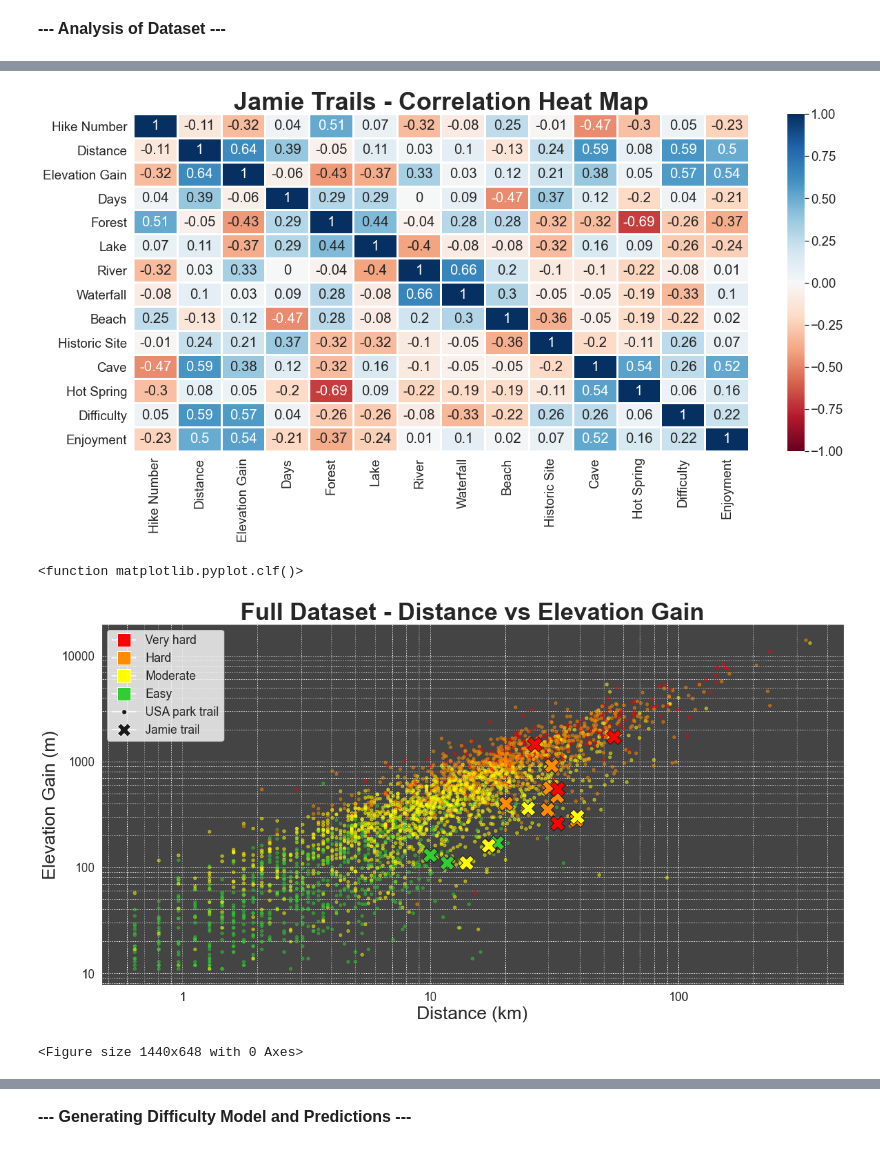
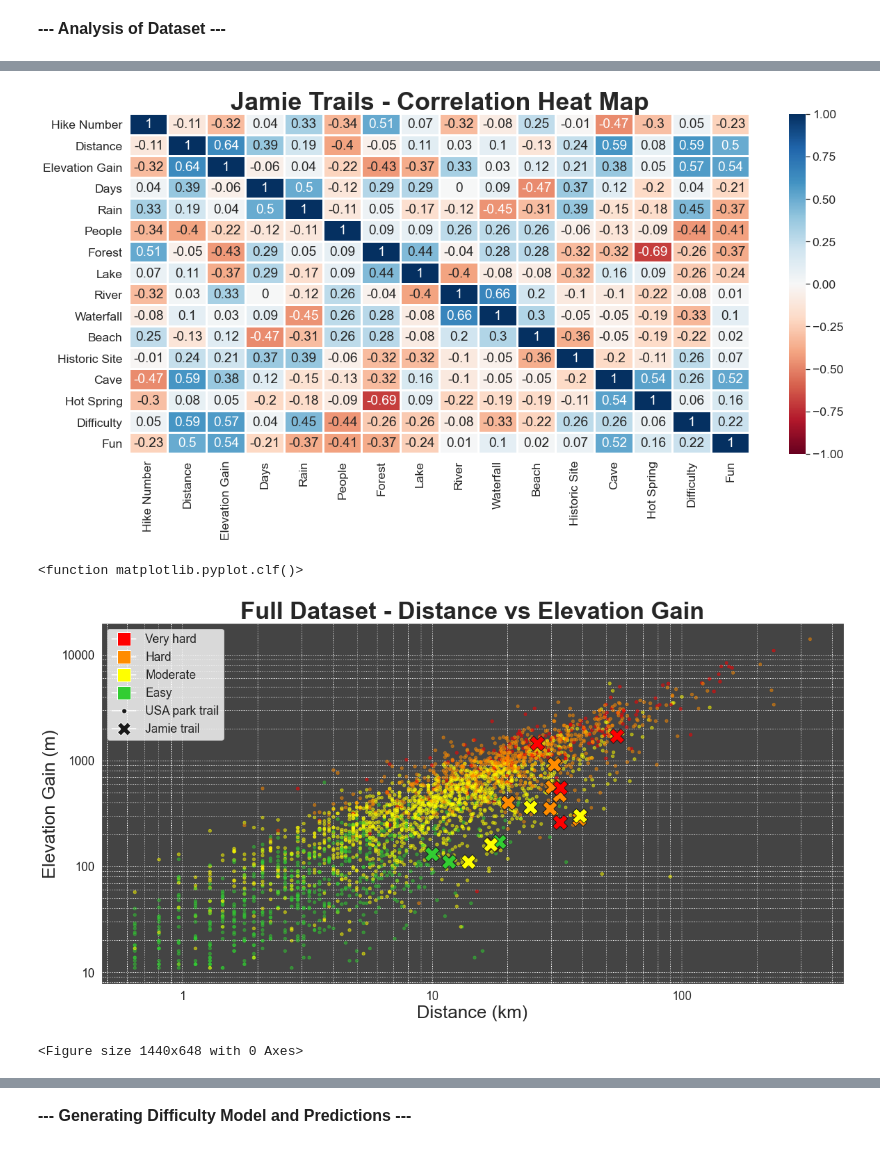
Before and after one commit to jgbreault/MyTrails, a Jupyter notebook: TrailGenie.ipynb, the cells around one changed output, grey strips where cells are left out. Saved outputs shown, nothing was run; the diff lists cells and outputs as text; code cells hidden in the pictures.

```diff
--- a/TrailGenie.ipynb
+++ b/TrailGenie.ipynb
@@ -403,56 +411,32 @@ plt.clf()
 # %%
 ### Jamie Trails - Correlation Heat Map
 
 myCompletedTrailsCorr = myCompletedTrails.drop(['lat','lng','year'],axis=1) # Removing unintersting cols
 corr = myCompletedTrailsCorr.corr().round(2)
-labels=['Hike Number','Distance','Elevation Gain','Days','Forest','Lake','River',
-          'Waterfall','Beach','Historic Site','Cave','Hot Spring','Difficulty','Enjoyment']
+labels=['Hike Number','Distance','Elevation Gain','Days', 'Rain', 'People','Forest',
+        'Lake','River','Waterfall','Beach','Historic Site','Cave','Hot Spring','Difficulty','Fun']
 sns.set(rc={"figure.figsize":(standardCanvasWidth, standardCanvasHeight*0.9)})
-sns.set(font_scale=1.7)
+sns.set(font_scale=1.6)
 
 heatmap = sns.heatmap(corr, annot = True, vmin=-1, vmax=1, center= 0, cmap="RdBu",
                       linewidths=2, xticklabels=labels, yticklabels=labels)
 ax = plt.gca()
 ax.set_title("Jamie Trails - Correlation Heat Map", size=titleSize, fontweight="bold")
 plt.show()
 plt.clf
 # %% [output]
-[figure, old version]
+[figure, new version]
 <function matplotlib.pyplot.clf()>
 # %%
 ### Full Dataset - Distance vs Elevation Gain (with Difficulty, and Rating)
 
-# To be filled one hike at a time
-usaDist = []
-usaGain = []
-usaDifficulty = []
-myDist = []
-myGain = []
-myDifficulty = []
+usaDist = usaTrails.len
+usaGain = usaTrails.gain
+usaDifficulty = difficultyColourIndex(usaTrails)
 
-for i, hike in usaTrails.iterrows():
-    usaDist.append(hike.len)
-    usaGain.append(hike.gain)
-    if hike.difficulty == 1:
-        usaDifficulty.append(0)
-    elif hike.difficulty == 3:
-        usaDifficulty.append(1)
-    elif hike.difficulty == 5:
-        usaDifficulty.append(2)
-    elif hike.difficulty == 7:
-        usaDifficulty.append(3)
-
-for i, hike in myCompletedTrailsForModel.iterrows():
-    myDist.append(hike.len)
-    myGain.append(hike.gain)
-    if hike.difficulty == 1:
-        myDifficulty.append(0)
-    elif hike.difficulty == 3:
-        myDifficulty.append(1)
-    elif hike.difficulty == 5:
-        myDifficulty.append(2)
-    elif hike.difficulty == 7:
-        myDifficulty.append(3)
+myDist = myCompletedTrailsForModel.len
+myGain = myCompletedTrailsForModel.gain
+myDifficulty = difficultyColourIndex(myCompletedTrailsForModel)
 
 # Plotting
 fig = plt.gcf()
@@ -481,7 +465,7 @@ ax.yaxis.set_major_formatter(mticker.FormatStrFormatter('%.0f'))
 plt.show()
 plt.clf()
 # %% [output]
-[figure, old version]
+[figure, new version]
 <Figure size 1440x648 with 0 Axes>
 # %%
 ### Full Dataset - Trail Locations
```
Also changed, not shown: parts of 17 cells of this notebook, 2 other files.
